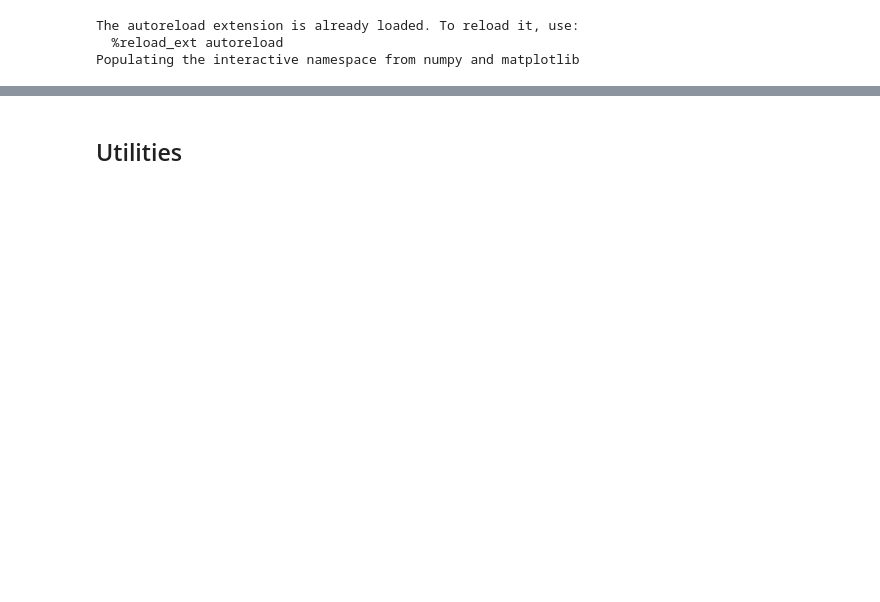
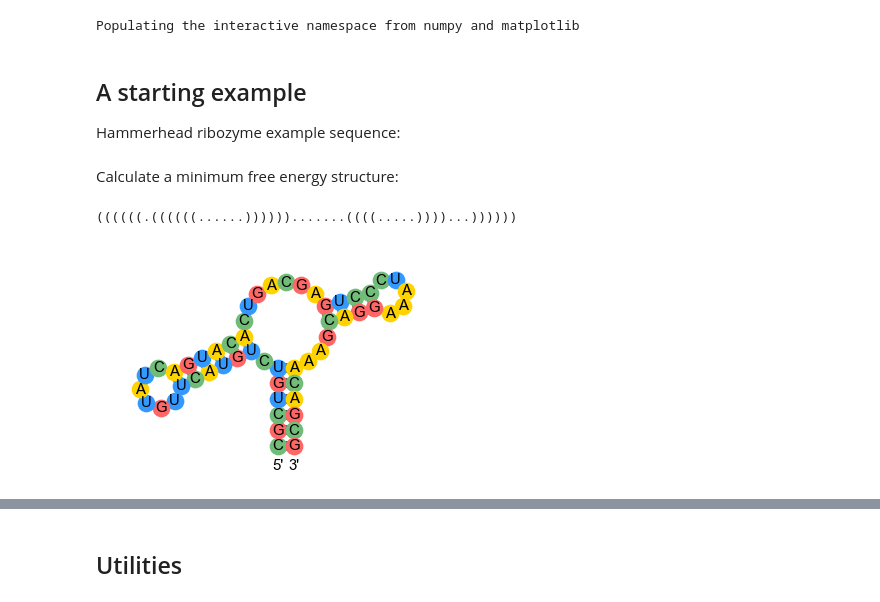
Before and after one commit to DasLab/arnie, a Jupyter notebook: notebooks/start_here.ipynb, the cells around one changed output, grey strips where cells are left out. Drawn from its saved outputs; the diff is of its cells as text; code cells hidden in the pictures; blank space fills up the shorter version.

Commit message:
update arnie demo, fix eternafold mfe bug

```diff
--- a/notebooks/start_here.ipynb
+++ b/notebooks/start_here.ipynb
@@ -10,12 +10,12 @@ import numpy as np
 from arnie.pfunc import pfunc
 from arnie.free_energy import free_energy
 from arnie.bpps import bpps
+from arnie.mfe import mfe
 import arnie.utils as utils
 from decimal import Decimal
-
-# Hammerhead ribozyme example sequence:
-sequence = "ACGCUGUCUGUACUUGUAUCAGUACACUGACGAGUCCCUAAAGGACGAAACAGCGC"
 # %% [output]
-The autoreload extension is already loaded. To reload it, use:
-  %reload_ext autoreload
 Populating the interactive namespace from numpy and matplotlib
+# %% [markdown]
+## A starting example
+
+Hammerhead ribozyme example sequence:
@@ -21,0 +24,14 @@ Populating the interactive namespace from numpy and matplotlib
+# %% [markdown]
+Calculate a minimum free energy structure:
+# %%
+mfe_structure = mfe(sequence)
+print(mfe_structure)
+# %% [output]
+((((((.((((((......)))))).......((((.....))))...))))))
+# %%
+#Visualize with draw_rna! Git clone from www.github.com/DasLab/draw_rna .
+from ipynb.draw import draw_struct
+
+draw_struct(sequence, mfe_structure)
+# %% [output]
+[figure, added]
```
Also changed, not shown: parts of 22 cells of this notebook, 11 other files.
